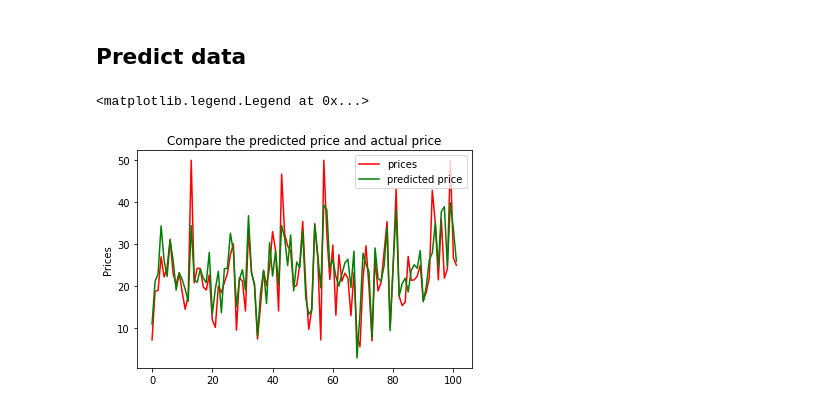
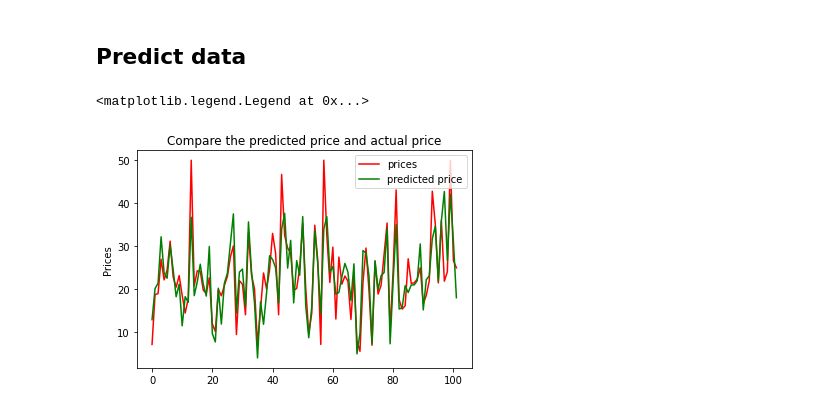
Before and after one commit to LoniQin/deep_learning_notebooks, a Jupyter notebook: tensorflow/HousePricePredictorWithCustomTraining.ipynb, the cells around one changed output. Cells and saved outputs as stored; diff of their text form; code cells hidden in the pictures.

```diff
--- a/tensorflow/HousePricePredictorWithCustomTraining.ipynb
+++ b/tensorflow/HousePricePredictorWithCustomTraining.ipynb
@@ -35,7 +27,7 @@ optimizer = tf.keras.optimizers.Adam()
 # %%
 model = keras.models.Sequential([
     keras.layers.InputLayer((13, )),
-    keras.layers.Dense(32),
+    keras.layers.Dense(32, activation='relu'),
     keras.layers.Dense(1)
 ])
 model.compile(optimizer='adam', loss=mean_square_error)
@@ -94,11 +84,13 @@ y_test_predicted = scaler.inverse_transform(model.predict(x_test_scaled))
+# %%
+y_pred = model.predict(x_test)
 # %%
 fig, ax = plt.subplots()
 x = np.arange(y_test.shape[0])
 ax.plot(y_test, label='prices', color='r')
-ax.plot(y_test_predicted, label='predicted price', color='g')
+ax.plot(y_pred, label='predicted price', color='g')
 ax.set_ylabel('Prices')
 ax.set_title("Compare the predicted price and actual price")
 ax.legend()
 # %% [output]
 <matplotlib.legend.Legend at 0x...>
-[figure, old version]
+[figure, new version]
```
Also changed, not shown: parts of 7 cells of this notebook.
